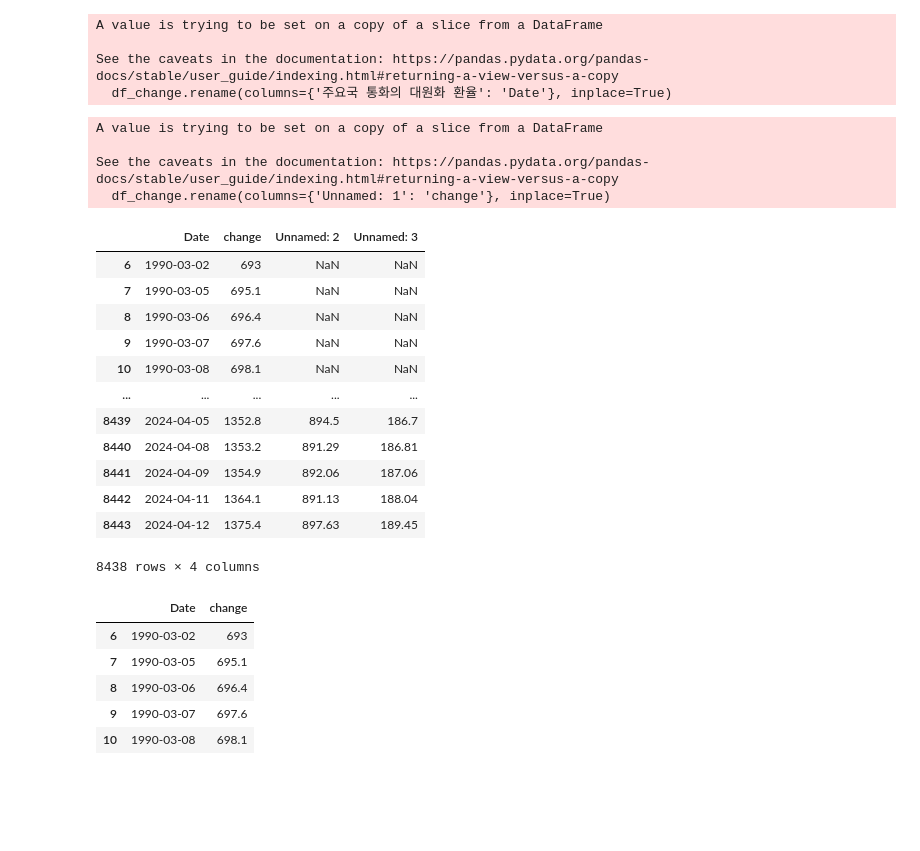
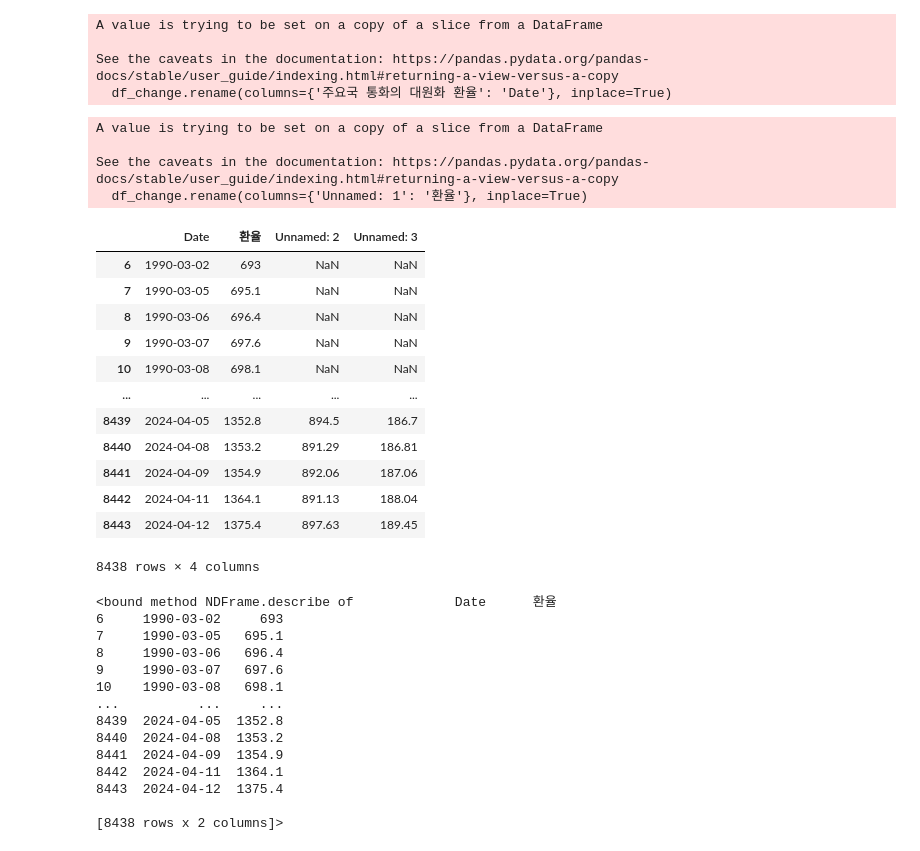
Before and after one commit to channy33/ML_pjt, a Jupyter notebook: BANK_pjt/BANK_pjt.ipynb, the cells around one changed output. Saved outputs shown, nothing was run; the diff lists cells and outputs as text; code cells hidden in the pictures; blank space fills up the shorter version.

```diff
--- a/BANK_pjt/BANK_pjt.ipynb
+++ b/BANK_pjt/BANK_pjt.ipynb
@@ -380,14 +578,14 @@ A value is trying to be set on a copy of a slice from a DataFrame
 See the caveats in the documentation: https://pandas.pydata.org/pandas-docs/stable/user_guide/indexing.html#returning-a-view-versus-a-copy
   df_change.rename(columns={'주요국 통화의 대원화 환율': 'Date'}, inplace=True)
 # %%
-df_change.rename(columns={'Unnamed: 1': 'change'}, inplace=True)
+df_change.rename(columns={'Unnamed: 1': '환율'}, inplace=True)
 df_change
 # %% [output]
 A value is trying to be set on a copy of a slice from a DataFrame
 
 See the caveats in the documentation: https://pandas.pydata.org/pandas-docs/stable/user_guide/indexing.html#returning-a-view-versus-a-copy
-  df_change.rename(columns={'Unnamed: 1': 'change'}, inplace=True)
+  df_change.rename(columns={'Unnamed: 1': '환율'}, inplace=True)
-|  | Date | change | Unnamed: 2 | Unnamed: 3 |
+|  | Date | 환율 | Unnamed: 2 | Unnamed: 3 |
 | 6 | 1990-03-02 | 693 | NaN | NaN |
 | 7 | 1990-03-05 | 695.1 | NaN | NaN |
 | 8 | 1990-03-06 | 696.4 | NaN | NaN |
@@ -405,9 +603,17 @@ df_change = df_change[['Date','change']]
 # %%
-df_change.head()
+df_change
 # %% [output]
-|  | Date | change |
-| 6 | 1990-03-02 | 693 |
-| 7 | 1990-03-05 | 695.1 |
-| 8 | 1990-03-06 | 696.4 |
-| 9 | 1990-03-07 | 697.6 |
-| 10 | 1990-03-08 | 698.1 |
+<bound method NDFrame.describe of             Date      환율
+6     1990-03-02     693
+7     1990-03-05   695.1
+8     1990-03-06   696.4
+9     1990-03-07   697.6
+10    1990-03-08   698.1
+...          ...     ...
+8439  2024-04-05  1352.8
+8440  2024-04-08  1353.2
+8441  2024-04-09  1354.9
+8442  2024-04-11  1364.1
+8443  2024-04-12  1375.4
+
+[8438 rows x 2 columns]>
```
Also changed, not shown: parts of 86 cells of this notebook.
